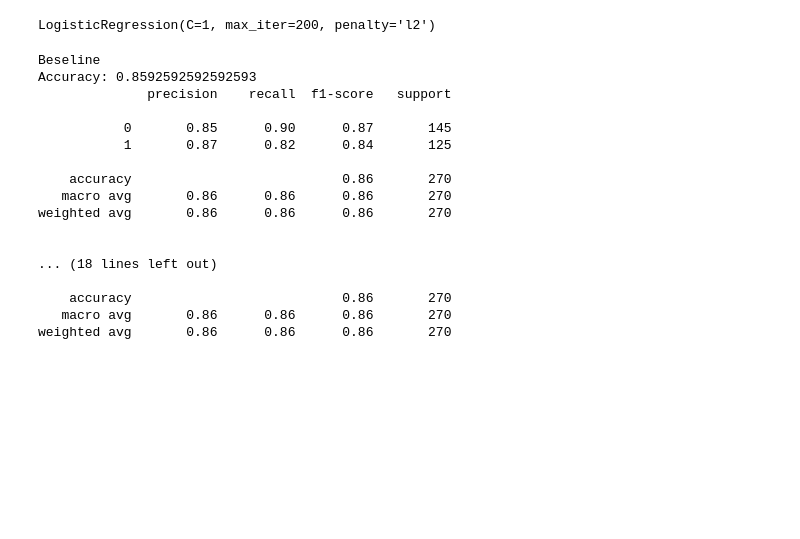
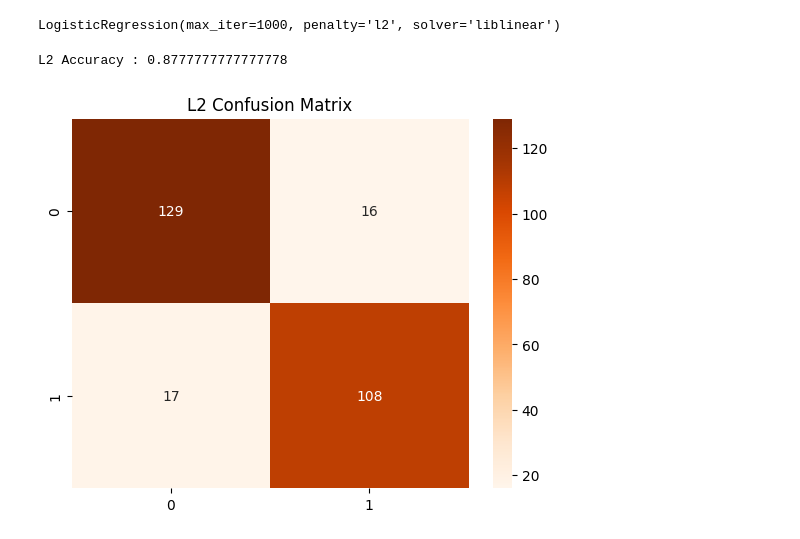
Before and after one commit to harshaiml/AIML-Prime, a Jupyter notebook: Machine Learning/Supervised ML/Supervised ML (Part -2)/Assignment Project/employee_turnover.ipynb, the cells around one changed output. Drawn from its saved outputs; the diff is of its cells as text; code cells hidden in the pictures; blank space fills up the shorter version.

```diff
--- a/Machine Learning/Supervised ML/Supervised ML (Part -2)/Assignment Project/employee_turnover_project.ipynb
+++ b/Machine Learning/Supervised ML/Supervised ML (Part -2)/Assignment Project/employee_turnover.ipynb
@@ -31,5 +116,10 @@ LogisticRegression(max_iter=200)
 # %%
-#  L1 Regularization (Lasso)
-lasso = LogisticRegression(penalty='l1', solver='liblinear', C=0.5)
-lasso.fit(X_train, y_train)
+# L1 Regularization
+l1_model = LogisticRegression(
+    penalty="l1",
+    solver="liblinear",
+    max_iter=1000
+)
+
+l1_model.fit(X_train, y_train)
 # %% [output]
@@ -37,35 +159,32 @@ LogisticRegression(C=0.5, penalty='l1', solver='liblinear')
 # %%
-# L2 Regularization (Ridge)
-ridge = LogisticRegression(penalty='l2', C=1, max_iter=200)
-ridge.fit(X_train, y_train)
+# L2 Regularization
+l2_model = LogisticRegression(
+    penalty="l2",
+    solver="liblinear",
+    max_iter=1000
+)
+
+l2_model.fit(X_train, y_train)
 # %% [output]
-LogisticRegression(C=1, max_iter=200, penalty='l2')
+LogisticRegression(max_iter=1000, penalty='l2', solver='liblinear')
-# %%
-# Model Evaluation
-from sklearn.metrics import accuracy_score, classification_report
-
-models = {'Beseline': lr, 'Lasso': lasso, 'Ridge': ridge}
-
-for name, model in models.items():
-    y_pred = model.predict(X_test)
-    print(f"\n{name}")
-    print("Accuracy:", accuracy_score(y_test, y_pred))
-    print(classification_report(y_test, y_pred))
-# %% [output]
-Beseline
-Accuracy: 0.8592592592592593
-              precision    recall  f1-score   support
-
-           0       0.85      0.90      0.87       145
-           1       0.87      0.82      0.84       125
-
-    accuracy                           0.86       270
-   macro avg       0.86      0.86      0.86       270
-weighted avg       0.86      0.86      0.86       270
-
-
-... (18 lines left out)
-
-    accuracy                           0.86       270
-   macro avg       0.86      0.86      0.86       270
-weighted avg       0.86      0.86      0.86       270
+# %%
+# Prediction
+l2_pred = l2_model.predict(X_test)
+# %%
+# Evaluation
+l2_acc = accuracy_score(y_test, l2_pred)
+print("L2 Accuracy :", l2_acc)
+# %% [output]
+L2 Accuracy : 0.8777777777777778
+# %%
+cm_l2 = confusion_matrix(y_test, l2_pred)
+
+sns.heatmap(cm_l2,
+            annot=True,
+            fmt="d",
+            cmap="Oranges")
+
+plt.title("L2 Confusion Matrix")
+plt.show()
+# %% [output]
+[figure, added]
```
Also changed, not shown: parts of 20 cells of this notebook.
